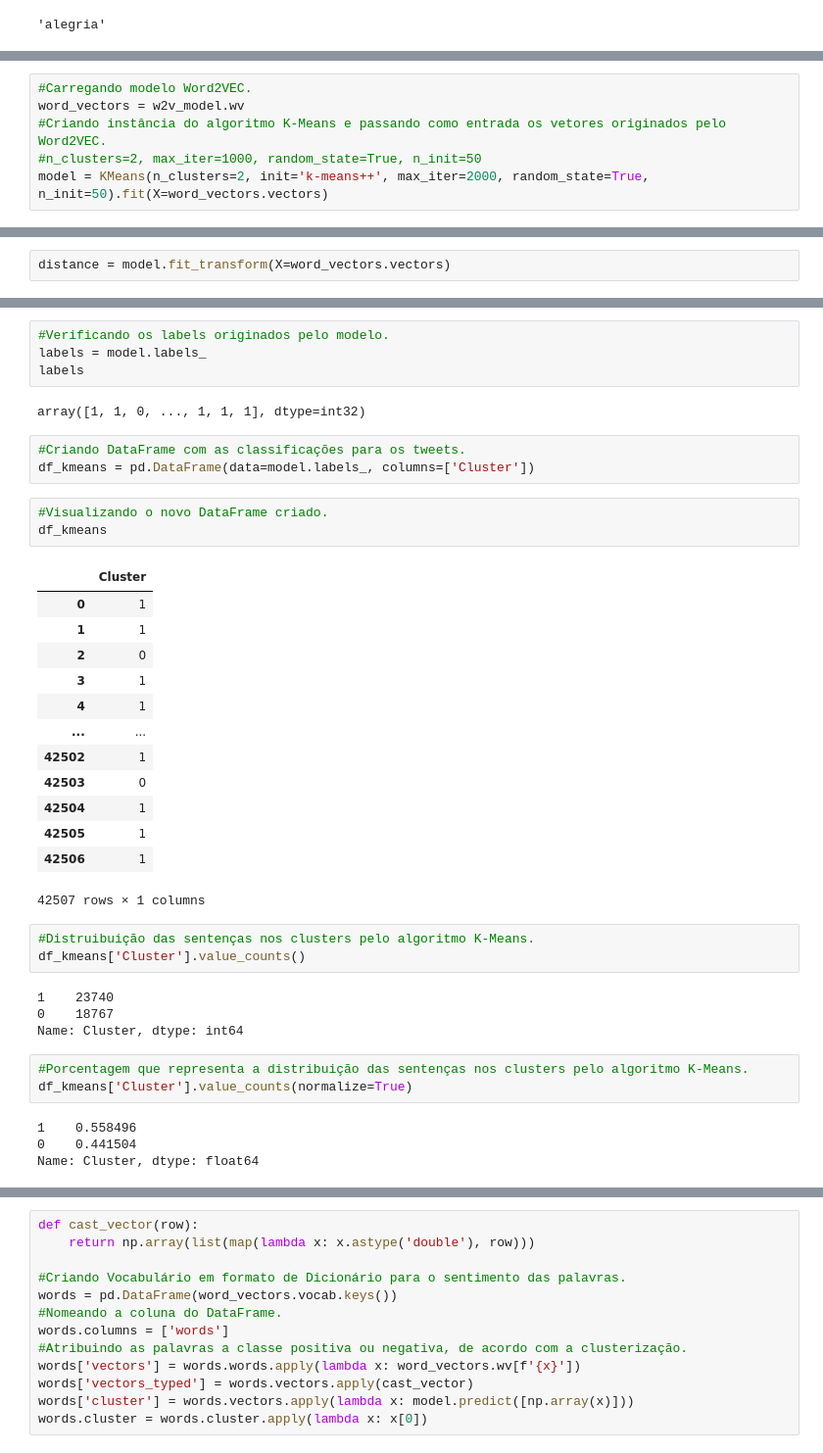
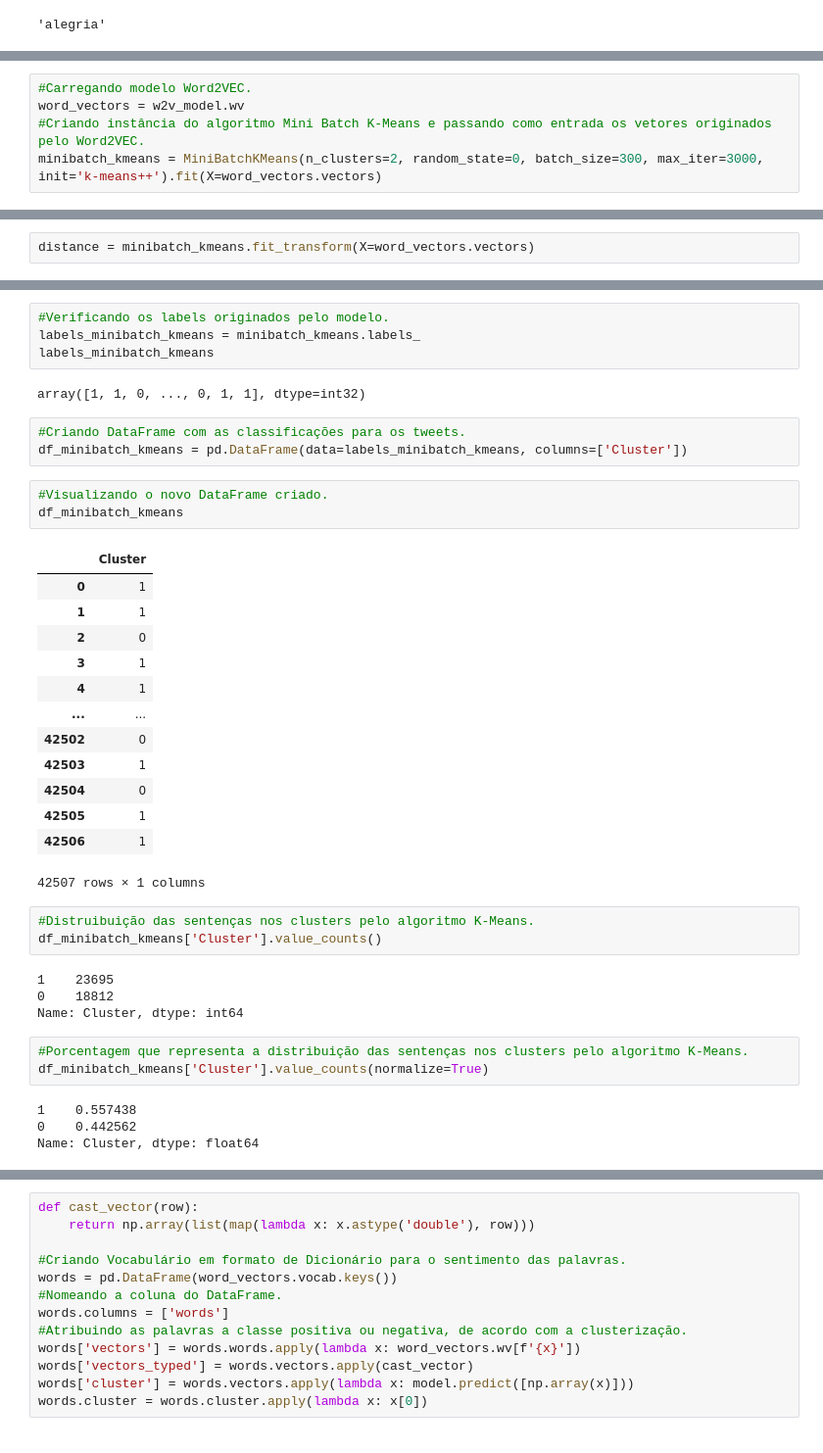
Before and after one commit to italolima04/monitoria-probabilidade-estatistica, a Jupyter notebook: Pesquisa-PID/Implementação-Algoritmos/Testes_Pesquisa.ipynb, the cells around one changed output, grey strips where cells are left out. Shown at 98% size. Saved outputs shown, nothing was run; the diff lists cells and outputs as text.

```diff
--- a/Pesquisa-PID/Implementação-Algoritmos/Testes_Pesquisa.ipynb
+++ b/Pesquisa-PID/Implementação-Algoritmos/Testes_Pesquisa.ipynb
@@ -495,6 +492,5 @@ from sklearn.cluster import KMeans
 # %%
 #Carregando modelo Word2VEC.
 word_vectors = w2v_model.wv
-#Criando instância do algoritmo K-Means e passando como entrada os vetores originados pelo Word2VEC.
-#n_clusters=2, max_iter=1000, random_state=True, n_init=50
-model = KMeans(n_clusters=2, init='k-means++', max_iter=2000, random_state=True, n_init=50).fit(X=word_vectors.vectors)
+#Criando instância do algoritmo Mini Batch K-Means e passando como entrada os vetores originados pelo Word2VEC.
+minibatch_kmeans = MiniBatchKMeans(n_clusters=2, random_state=0, batch_size=300, max_iter=3000, init='k-means++').fit(X=word_vectors.vectors)
@@ -541,5 +520,5 @@ array([[-2.05371510e-02,  1.75564587e-02,  6.80240244e-02,
 # %%
-distance = model.fit_transform(X=word_vectors.vectors)
+distance = minibatch_kmeans.fit_transform(X=word_vectors.vectors)
 # %%
 distance
 # %% [output]
@@ -556,43 +535,43 @@ len(model.labels_)
 42507
 # %%
 #Verificando os labels originados pelo modelo.
-labels = model.labels_
-labels
+labels_minibatch_kmeans = minibatch_kmeans.labels_
+labels_minibatch_kmeans
 # %% [output]
-array([1, 1, 0, ..., 1, 1, 1], dtype=int32)
+array([1, 1, 0, ..., 0, 1, 1], dtype=int32)
 # %%
 #Criando DataFrame com as classificações para os tweets.
-df_kmeans = pd.DataFrame(data=model.labels_, columns=['Cluster'])
+df_minibatch_kmeans = pd.DataFrame(data=labels_minibatch_kmeans, columns=['Cluster'])
 # %%
 #Visualizando o novo DataFrame criado.
-df_kmeans
+df_minibatch_kmeans
 # %% [output]
 |  | Cluster |
 | 0 | 1 |
 | 1 | 1 |
 | 2 | 0 |
 | 3 | 1 |
 | 4 | 1 |
 | ... | ... |
-| 42502 | 1 |
-| 42503 | 0 |
-| 42504 | 1 |
+| 42502 | 0 |
+| 42503 | 1 |
+| 42504 | 0 |
 | 42505 | 1 |
 | 42506 | 1 |
 42507 rows × 1 columns
 # %%
 #Distruibuição das sentenças nos clusters pelo algoritmo K-Means.
-df_kmeans['Cluster'].value_counts()
+df_minibatch_kmeans['Cluster'].value_counts()
 # %% [output]
-1    23740
-0    18767
+1    23695
+0    18812
 Name: Cluster, dtype: int64
 # %%
 #Porcentagem que representa a distribuição das sentenças nos clusters pelo algoritmo K-Means.
-df_kmeans['Cluster'].value_counts(normalize=True)
+df_minibatch_kmeans['Cluster'].value_counts(normalize=True)
 # %% [output]
-1    0.558496
-0    0.441504
+1    0.557438
+0    0.442562
 Name: Cluster, dtype: float64
 # %%
 #Configurando os parâmetros da Figura.
```
Also changed, not shown: parts of 104 cells of this notebook.
